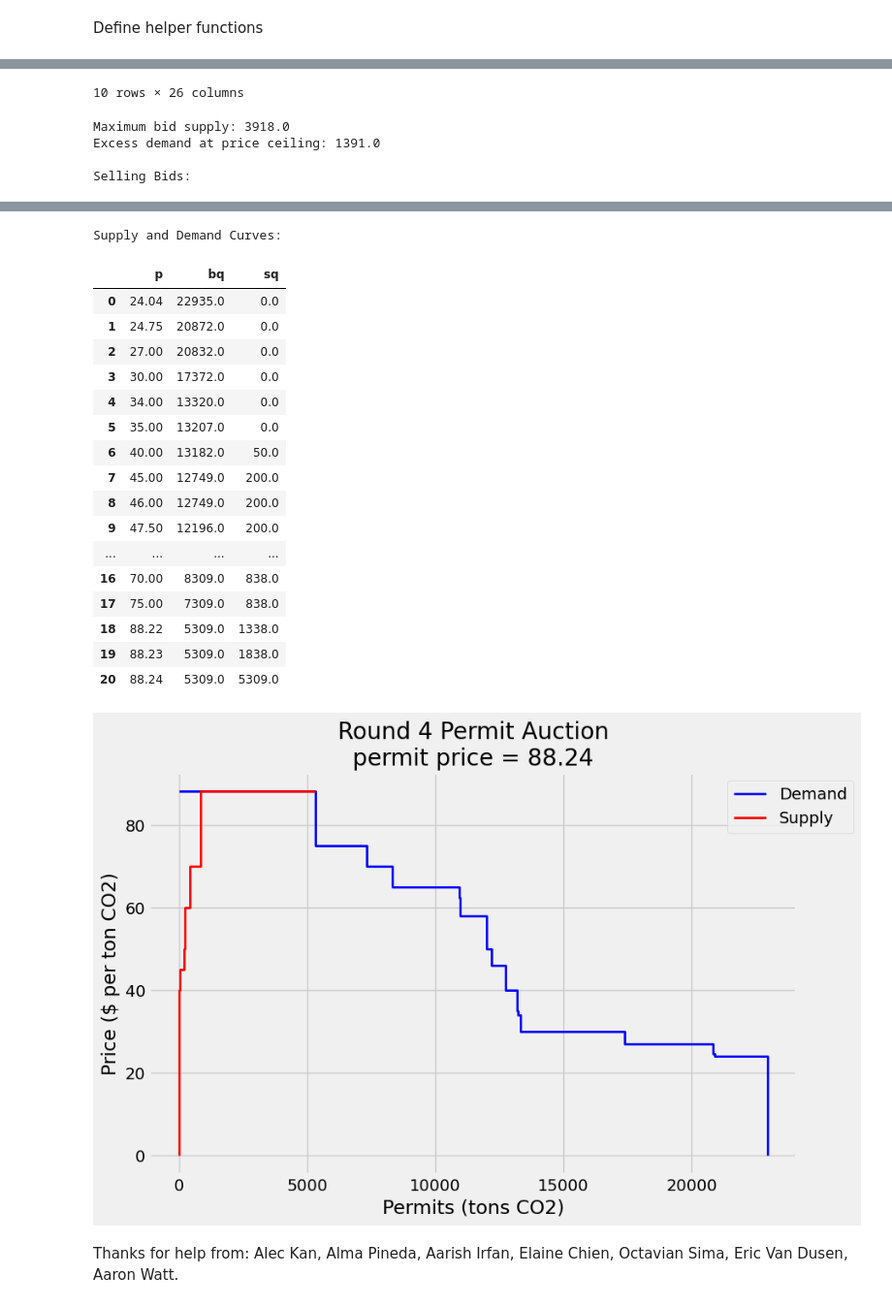
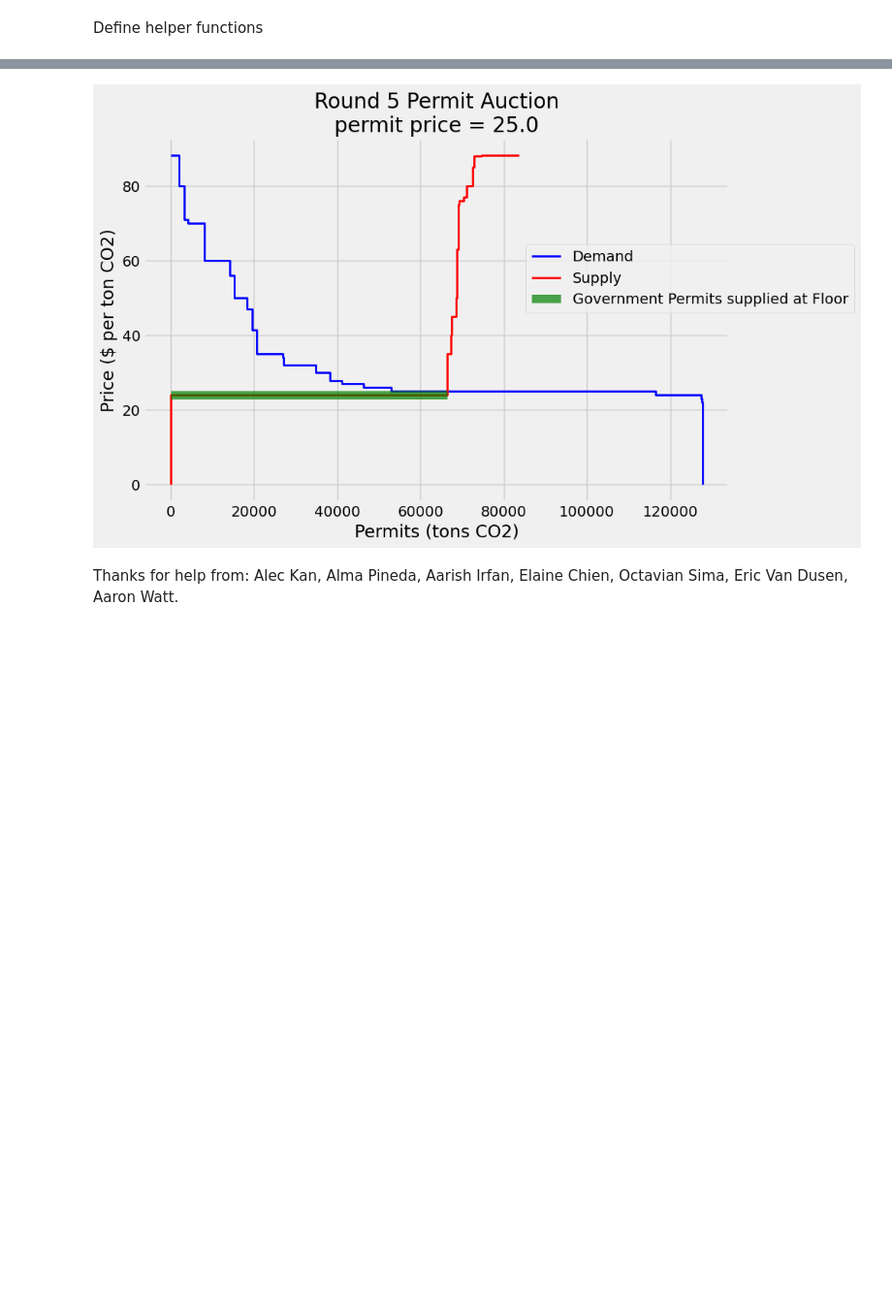
Before and after one commit to ds-modules/EEP-147-SP24, a Jupyter notebook: ESG-LectureGraphs/ESG_LectureGraphs.ipynb, the cells around one changed output, grey strips where cells are left out. Shown at 97% size. Saved outputs shown, nothing was run; the diff lists cells and outputs as text; code cells hidden in the pictures; blank space fills up the shorter version.

```diff
--- a/ESG-LectureGraphs/ESG_LectureGraphs.ipynb
+++ b/ESG-LectureGraphs/ESG_LectureGraphs.ipynb
@@ -34,7 +34,7 @@ The variable **pab_periods** should contain each of the periods for which there
 # %%
 SECTIONS = ['W9','T1','T2']
 section = "W9"
-period = 4
+period = 5
 year = 2024
 #leave current period - it works with some of the functions
 current_period = period+1
@@ -147,7 +147,7 @@ def user_defined_bids(input_table, hour, period, my_portfolio, def_my_bids, def_
     joined_table = Table.from_df(joined_df)
     return(joined_table)
 
-def market_plot(section, hour, period, carbon_price, my_portfolio, def_my_bids, def_others_bids):
+def market_plot(section, hour, period, carbon_price, my_portfolio, def_my_bids, def_others_bids, ymax=500):
     demand = demand_table.where("round", period).where("hour", hour)["load"].item()
     joined_table = get_bids(section)
     joined_table = adjust_by_cp(joined_table, hour, period, carbon_price)
@@ -208,6 +208,10 @@ def market_plot(section, hour, period, carbon_price, my_portfolio, def_my_bids,
               '\ndemand = ' + str(round(demand,2)) + ', price = ' + str(price))
     plt.xlabel('Capacity_MW')
     plt.ylabel('Price')
+    # trim off top of plot if needed
+    # if ymax > clearing price and max bid > ymax, cut off at ymax
+    if price < ymax and max(height) > ymax:
+        plt.ylim((0, ymax))
     price_line_plot(price)
     demand_plot(demand)
     #plt.ylim((0, 100))
@@ -295,9 +299,10 @@ if period < 7:
             market_plot(section = section,
                         hour = hour,
                         period = period,
-                        carbon_price = 24.04,
+                        carbon_price = 25,
                         my_portfolio = 'Bay Views',
                         def_my_bids = False,
-                        def_others_bids = False)
+                        def_others_bids = False,
+                        ymax=300)
             plt.savefig(section+"_"+str(hour)+".png", bbox_inches="tight")
 # %% [output]
@@ -324,7 +329,7 @@ def permit_plot(period, price_floor, price_ceiling, govt_permits):
     auction_bids = pd.read_csv(f'Bids/{year} EEP 147 ESG Permit Auctions (Responses) - Form Responses 1.csv')
     auction_bids = auction_bids[auction_bids['Round'].str.startswith('Round ' + str(period))]
     auction_bids = auction_bids[auction_bids['validbid'] == 'Y']
-    print('\nAuction Bids:'); display(auction_bids)
+    # print('\nAuction Bids:'); display(auction_bids)
 
     buy_order = ['high', 'medium', 'low']
     sell_order = ['low', 'medium', 'high']
@@ -354,9 +359,14 @@ def permit_plot(period, price_floor, price_ceiling, govt_permits):
     sell_bids = pd.concat([sell_bids, pd.DataFrame({'p': price_floor, 'q': govt_permits[period-1]}, index=[0])], ignore_index=True)
     #sell_bids = sell_bids.append({'p': price_floor, 'q': govt_permits[period-1]}, ignore_index=True)
 
-    #make sure buy bids at 150 >= sell bids at 150
-    print(f'Maximum bid supply: {sell_bids["q"].sum()}')
-    excess_demand = buy_bids[buy_bids['p'] == price_ceiling]['q'].sum() - sell_bids[sell_bids['p'] <= price_ceiling]['q'].sum()
+    # check if buy bids at price ceiling >= sell bids at price ceiling
+    marekt_supply_of_permits = sell_bids["q"].sum()
+    print(f'Maximum bid supply: {marekt_supply_of_permits}')
+
+    print(f"buy at/above the ceiling: {buy_bids[buy_bids['p'] >= price_ceiling]['q'].sum()}")
+
+    print(f"sell at/below the ceiling: {sell_bids[sell_bids['p'] <= price_ceiling]['q'].sum()}")
+    excess_demand = buy_bids[buy_bids['p'] >= price_ceiling]['q'].sum() - sell_bids[sell_bids['p'] <= price_ceiling]['q'].sum()
     print(f'Excess demand at price ceiling: {excess_demand}')
     if excess_demand > 0:
         sell_bids = pd.concat([sell_bids, pd.DataFrame({'p': price_ceiling, 'q': excess_demand}, index=[0])], ignore_index=True)
@@ -370,8 +380,8 @@ def permit_plot(period, price_floor, price_ceiling, govt_permits):
     #market_df = buy_bids['p'].append(sell_bids['p']).to_frame().sort_values(by='p').drop_duplicates().reset_index(drop=True)
     market_df['bq'] = [buy_bids[buy_bids['p'] >= p]['q'].sum() for p in market_df['p']]
     market_df['sq'] = [sell_bids[sell_bids['p'] <= p]['q'].sum() for p in market_df['p']]
-    print('\nSelling Bids:'); display(sell_bids)
-    print('\nSupply and Demand Curves:'); display(market_df)
+    # print('\nSelling Bids:'); display(sell_bids)
+    # print('\nSupply and Demand Curves:'); display(market_df)
     #get two possible points at which the demand and supply could have intersected.
     price_low = market_df[market_df['bq'] > market_df['sq']]['p'].max()
     price_high = market_df[market_df['bq'] <= market_df['sq']]['p'].min()
@@ -425,7 +435,25 @@ def permit_plot(period, price_floor, price_ceiling, govt_permits):
     x_vec = np.insert(x_vec, 0, 0)
     line_supply = plt.plot(x_vec, h_vec, 'r', label='Supply', linewidth=2)
 
-    plt.legend(bbox_to_anchor=(1.1,1))
+    # Add green color for portion of the supply that is government permits at the ceiling price
+    x_axis_min, x_axis_max = plt.xlim()
+    xwidth = x_axis_max - x_axis_min
+    if excess_demand > 0:
+        print(f'x_axis_min: {x_axis_min}, x_axis_max: {x_axis_max}, xwidth: {xwidth}')
+        xmin = (marekt_supply_of_permits-x_axis_min)/xwidth
+        xmax = (marekt_supply_of_permits+excess_demand-x_axis_min)/xwidth
+        plt.axhline(y=price_ceiling, xmin=xmin, xmax=xmax, color='green', linestyle='-', linewidth=8, alpha=0.7, label="Government Permits supplied at Ceiling")
+        print(f"Gov't supplies permits between {xmin} and {xmax} at price {price_ceiling}")
+
+    # Add green color for portion of the supply that is government permits at the floor price
+    if govt_permits[period-1] > 0:
+        xmin = (0-x_axis_min)/xwidth
+        xmax = (govt_permits[period-1]-x_axis_min)/xwidth
+        plt.axhline(y=price_floor, xmin=xmin, xmax=xmax, color='green', linestyle='-', linewidth=8, alpha=0.7, label="Government Permits supplied at Floor")
+        print(f"Gov't supplies permits between 0 and {govt_permits[period]} at price {price_floor}")
+
+    print((marekt_supply_of_permits + excess_demand*(excess_demand>0) - x_axis_min)/ xwidth)
+    plt.legend(bbox_to_anchor=((marekt_supply_of_permits + excess_demand*(excess_demand>0) - x_axis_min)/xwidth, 0.5))
 
     plt.title('Round ' + str(period) + ' Permit Auction\npermit price = ' + str(round(permit_price,2)))
     plt.xlabel('Permits (tons CO2)')
@@ -450,5 +471,0 @@ Auction Bids:
-10 rows × 26 columns
-Maximum bid supply: 3918.0
-Excess demand at price ceiling: 1391.0
-
-Selling Bids:
@@ -467,21 +472,3 @@ Selling Bids:
-Supply and Demand Curves:
-|  | p | bq | sq |
-| 0 | 24.04 | 22935.0 | 0.0 |
-| 1 | 24.75 | 20872.0 | 0.0 |
-| 2 | 27.00 | 20832.0 | 0.0 |
-| 3 | 30.00 | 17372.0 | 0.0 |
-| 4 | 34.00 | 13320.0 | 0.0 |
-| 5 | 35.00 | 13207.0 | 0.0 |
-| 6 | 40.00 | 13182.0 | 50.0 |
-| 7 | 45.00 | 12749.0 | 200.0 |
-| 8 | 46.00 | 12749.0 | 200.0 |
-| 9 | 47.50 | 12196.0 | 200.0 |
-| ... | ... | ... | ... |
-| 16 | 70.00 | 8309.0 | 838.0 |
-| 17 | 75.00 | 7309.0 | 838.0 |
-| 18 | 88.22 | 5309.0 | 1338.0 |
-| 19 | 88.23 | 5309.0 | 1838.0 |
-| 20 | 88.24 | 5309.0 | 5309.0 |
-[figure, old version]
+[figure, new version]
 # %% [markdown]
 Thanks for help from: Alec Kan, Alma Pineda, Aarish Irfan, Elaine Chien, Octavian Sima, Eric Van Dusen, Aaron Watt.
```
Also changed, not shown: parts of 2 cells of this notebook, 6 other files.
